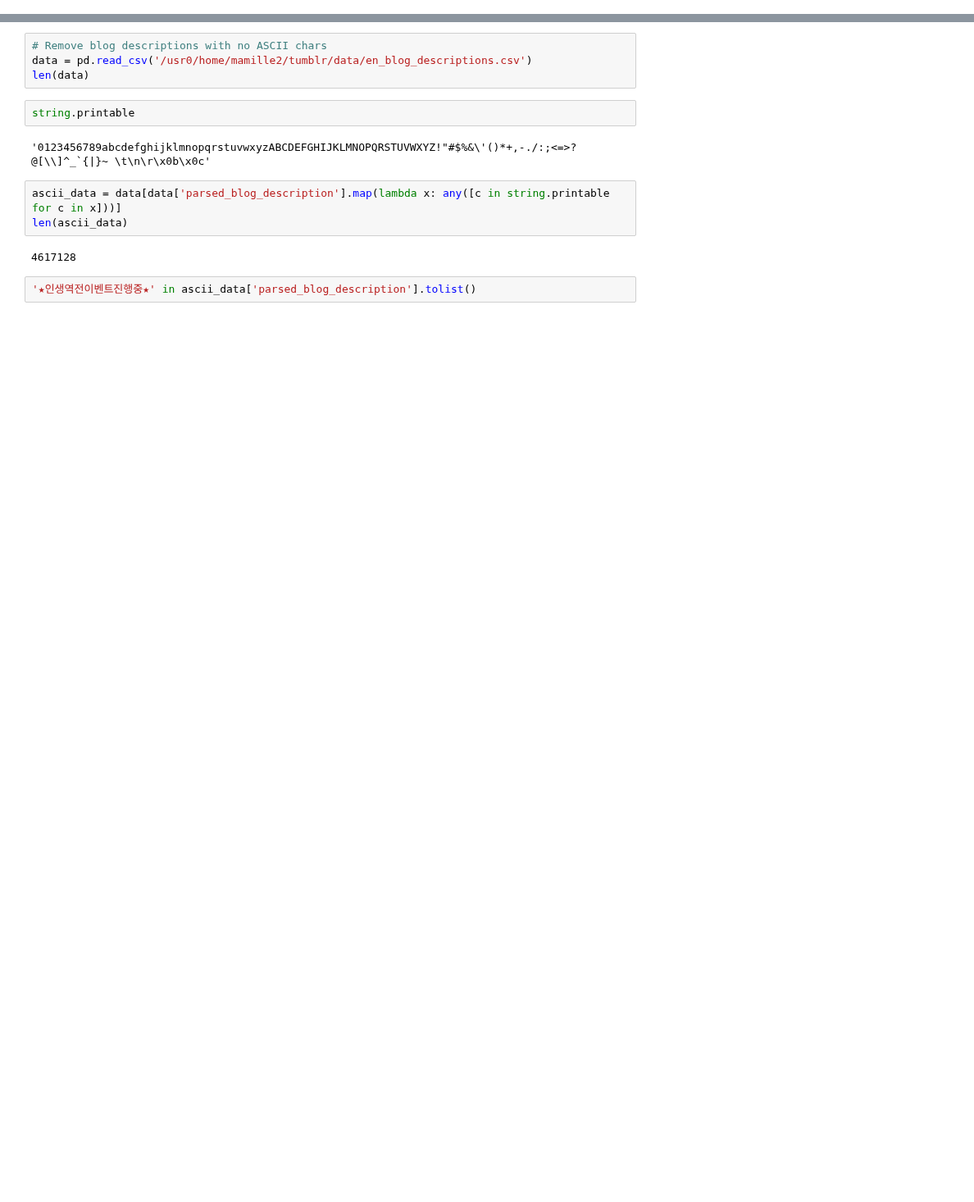
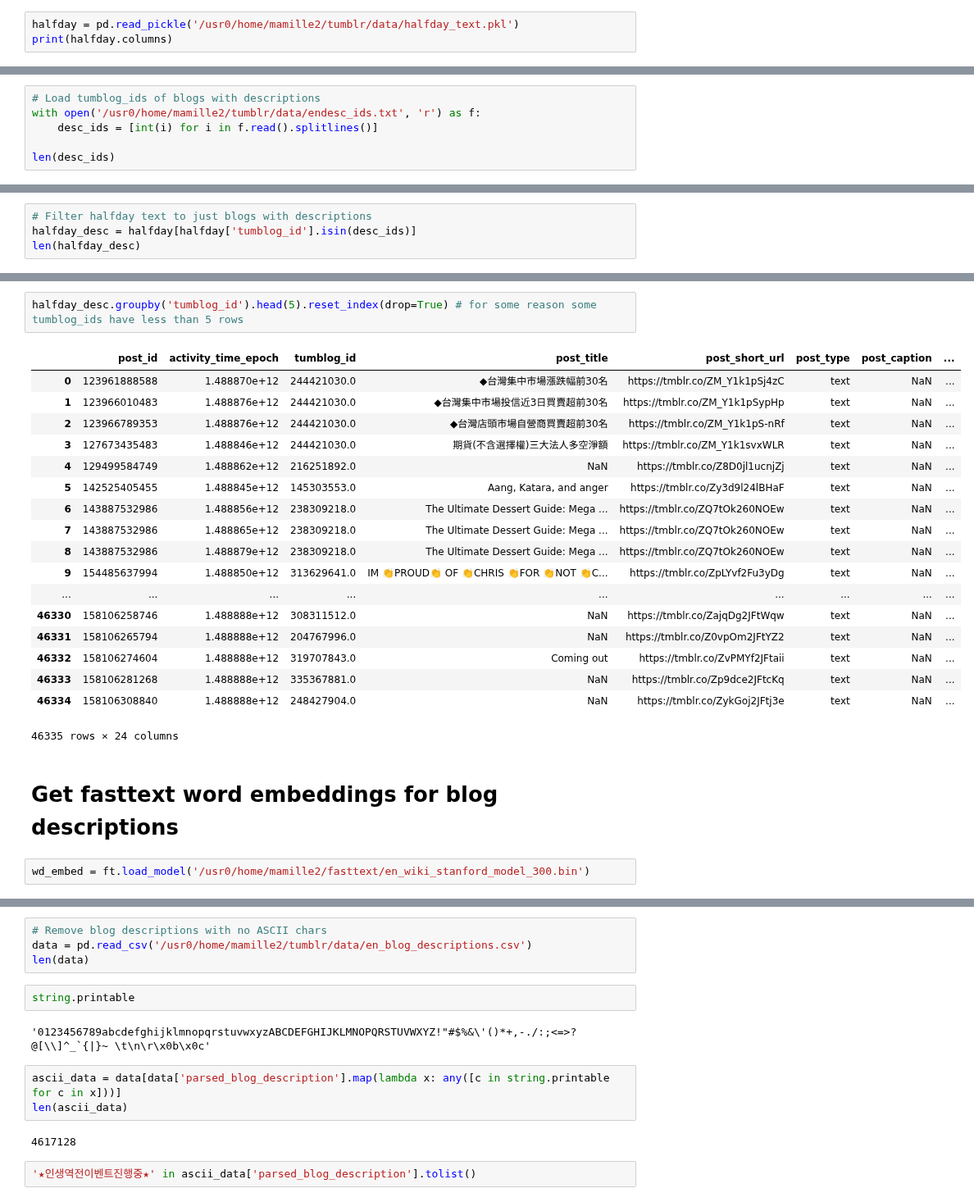
Before and after one commit to michaelmilleryoder/tumblr-scripts, a Jupyter notebook: jupyter/identity_data.ipynb, the cells around one changed output, grey strips where cells are left out. Shown at 82% size. Drawn from its saved outputs; the diff is of its cells as text; blank space fills up the shorter version.

```diff
--- a/jupyter/stance_identity_data.ipynb
+++ b/jupyter/identity_data.ipynb
@@ -19,0 +26,3 @@ import string
+# %%
+halfday = pd.read_pickle('/usr0/home/mamille2/tumblr/data/halfday_text.pkl')
+print(halfday.columns)
@@ -19,0 +38,6 @@ import string
+# %%
+# Load tumblog_ids of blogs with descriptions
+with open('/usr0/home/mamille2/tumblr/data/endesc_ids.txt', 'r') as f:
+    desc_ids = [int(i) for i in f.read().splitlines()]
+
+len(desc_ids)
@@ -19,0 +46,4 @@ import string
+# %%
+# Filter halfday text to just blogs with descriptions
+halfday_desc = halfday[halfday['tumblog_id'].isin(desc_ids)]
+len(halfday_desc)
@@ -19,0 +118,25 @@ import string
+# %%
+halfday_desc.groupby('tumblog_id').head(5).reset_index(drop=True) # for some reason some tumblog_ids have less than 5 rows
+# %% [output]
+|  | post_id | activity_time_epoch | tumblog_id | post_title | post_short_url | post_type | post_caption | ... |
+| 0 | 123961888588 | 1.488870e+12 | 244421030.0 | ◆台灣集中市場漲跌幅前30名 | https://tmblr.co/ZM_Y1k1pSj4zC | text | NaN | ... |
+| 1 | 123966010483 | 1.488876e+12 | 244421030.0 | ◆台灣集中市場投信近3日買賣超前30名 | https://tmblr.co/ZM_Y1k1pSypHp | text | NaN | ... |
+| 2 | 123966789353 | 1.488876e+12 | 244421030.0 | ◆台灣店頭市場自營商買賣超前30名 | https://tmblr.co/ZM_Y1k1pS-nRf | text | NaN | ... |
+| 3 | 127673435483 | 1.488846e+12 | 244421030.0 | 期貨(不含選擇權)三大法人多空淨額 | https://tmblr.co/ZM_Y1k1svxWLR | text | NaN | ... |
+| 4 | 129499584749 | 1.488862e+12 | 216251892.0 | NaN | https://tmblr.co/Z8D0jl1ucnjZj | text | NaN | ... |
+| 5 | 142525405455 | 1.488845e+12 | 145303553.0 | Aang, Katara, and anger | https://tmblr.co/Zy3d9l24lBHaF | text | NaN | ... |
+| 6 | 143887532986 | 1.488856e+12 | 238309218.0 | The Ultimate Dessert Guide: Mega ... | https://tmblr.co/ZQ7tOk260NOEw | text | NaN | ... |
+| 7 | 143887532986 | 1.488865e+12 | 238309218.0 | The Ultimate Dessert Guide: Mega ... | https://tmblr.co/ZQ7tOk260NOEw | text | NaN | ... |
+| 8 | 143887532986 | 1.488879e+12 | 238309218.0 | The Ultimate Dessert Guide: Mega ... | https://tmblr.co/ZQ7tOk260NOEw | text | NaN | ... |
+| 9 | 154485637994 | 1.488850e+12 | 313629641.0 | IM 👏PROUD👏 OF 👏CHRIS 👏FOR 👏NOT 👏C... | https://tmblr.co/ZpLYvf2Fu3yDg | text | NaN | ... |
+| ... | ... | ... | ... | ... | ... | ... | ... | ... |
+| 46330 | 158106258746 | 1.488888e+12 | 308311512.0 | NaN | https://tmblr.co/ZajqDg2JFtWqw | text | NaN | ... |
+| 46331 | 158106265794 | 1.488888e+12 | 204767996.0 | NaN | https://tmblr.co/Z0vpOm2JFtYZ2 | text | NaN | ... |
+| 46332 | 158106274604 | 1.488888e+12 | 319707843.0 | Coming out | https://tmblr.co/ZvPMYf2JFtaii | text | NaN | ... |
+| 46333 | 158106281268 | 1.488888e+12 | 335367881.0 | NaN | https://tmblr.co/Zp9dce2JFtcKq | text | NaN | ... |
+| 46334 | 158106308840 | 1.488888e+12 | 248427904.0 | NaN | https://tmblr.co/ZykGoj2JFtj3e | text | NaN | ... |
+46335 rows × 24 columns
+# %% [markdown]
+# Get fasttext word embeddings for blog descriptions
+# %%
+wd_embed = ft.load_model('/usr0/home/mamille2/fasttext/en_wiki_stanford_model_300.bin')
```
Also changed, not shown: parts of 42 cells of this notebook, 2 other files.
